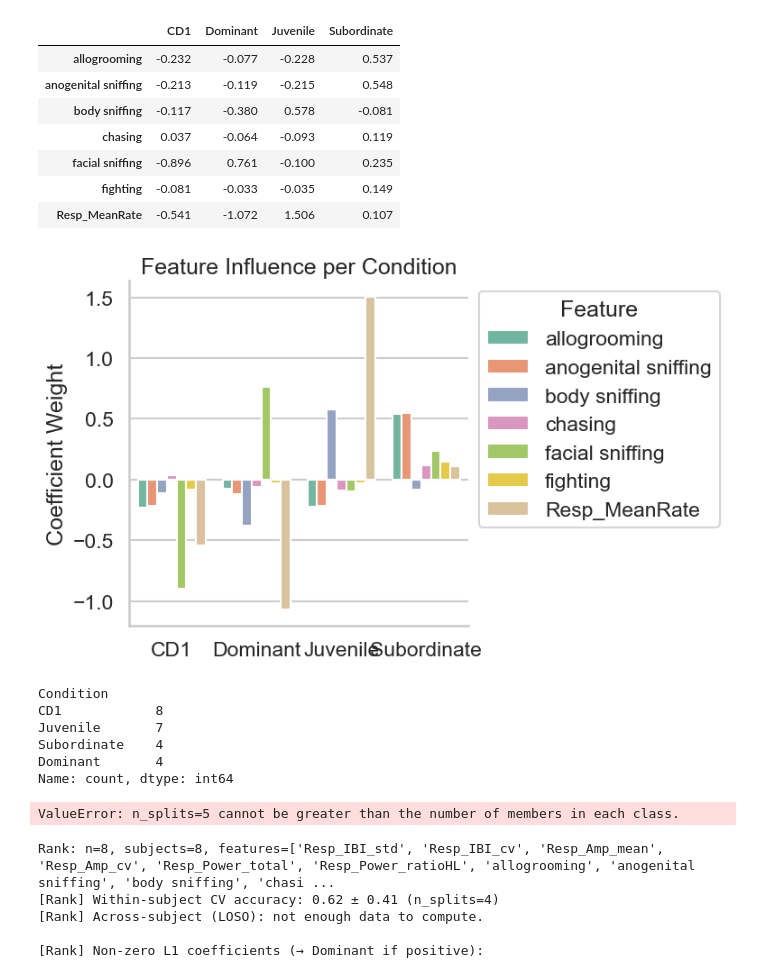
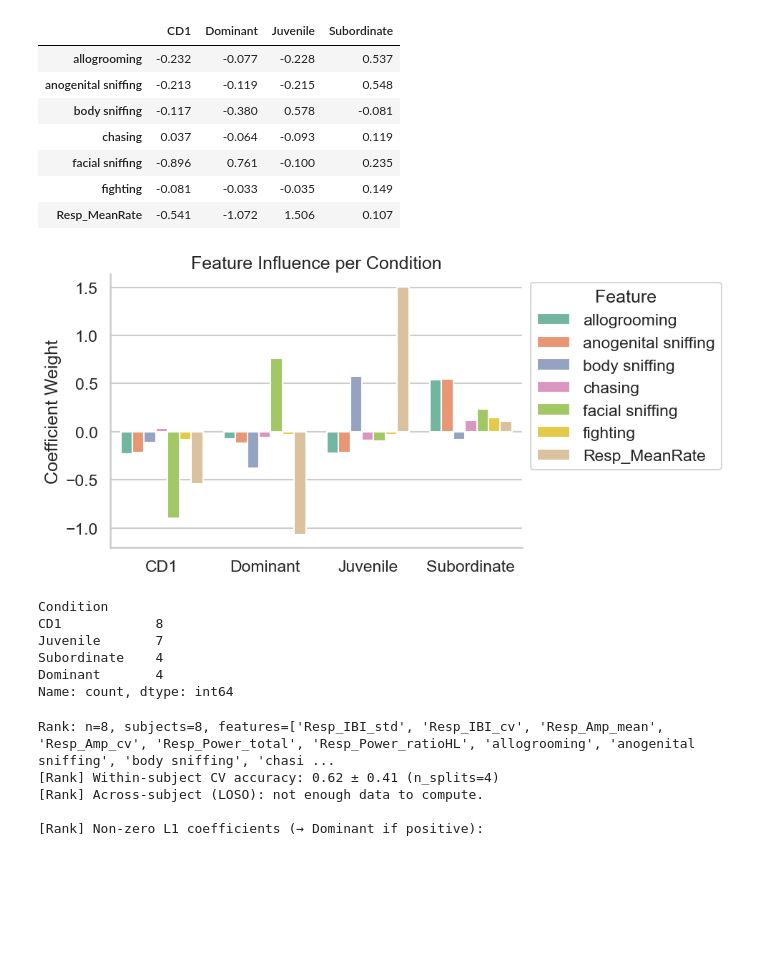
Before and after one commit to padillacoreanolab/respiratory_pilot, a Jupyter notebook: r34logistic.ipynb, the cells around one changed output. Drawn from its saved outputs; the diff is of its cells as text; code cells hidden in the pictures; blank space fills up the shorter version.

Commit message:
R34 notebooks
looking over logistic models re-running bout level

```diff
--- a/r34logistic.ipynb
+++ b/r34logistic.ipynb
@@ -350,17 +370,17 @@ display(coef_df.round(3))
 # %%
 import seaborn as sns, matplotlib.pyplot as plt
 
 coef_long = coef_df.reset_index().melt(id_vars="index", var_name="Condition", value_name="Weight")
-plt.figure(figsize=(8,5))
+plt.figure(figsize=(10,5))
 sns.barplot(data=coef_long, x="Condition", y="Weight", hue="index")
 plt.title("Feature Influence per Condition")
 plt.ylabel("Coefficient Weight")
 plt.xlabel("")
 plt.legend(title="Feature", bbox_to_anchor=(1,1))
 plt.tight_layout()
 plt.show()
 # %% [output]
-[figure, old version]
+[figure, new version]
 # %%
 # --- Extract Rank (Dominant/Subordinate) ---
 df_rank = merged_all[merged_all["Condition"].isin(["Dominant", "Subordinate"])].copy()
@@ -407,11 +427,6 @@ Juvenile       7
 Subordinate    4
 Dominant       4
 Name: count, dtype: int64
-# %%
-coef_rank = fit_axis_model(df_rank, "Rank")
-coef_valence = fit_axis_model(df_valence, "Valence")
-# %% [output]
-ValueError: n_splits=5 cannot be greater than the number of members in each class.
 # %%
 import numpy as np
 import pandas as pd
```
Also changed, not shown: parts of 1 cell of this notebook, 11 other files.
